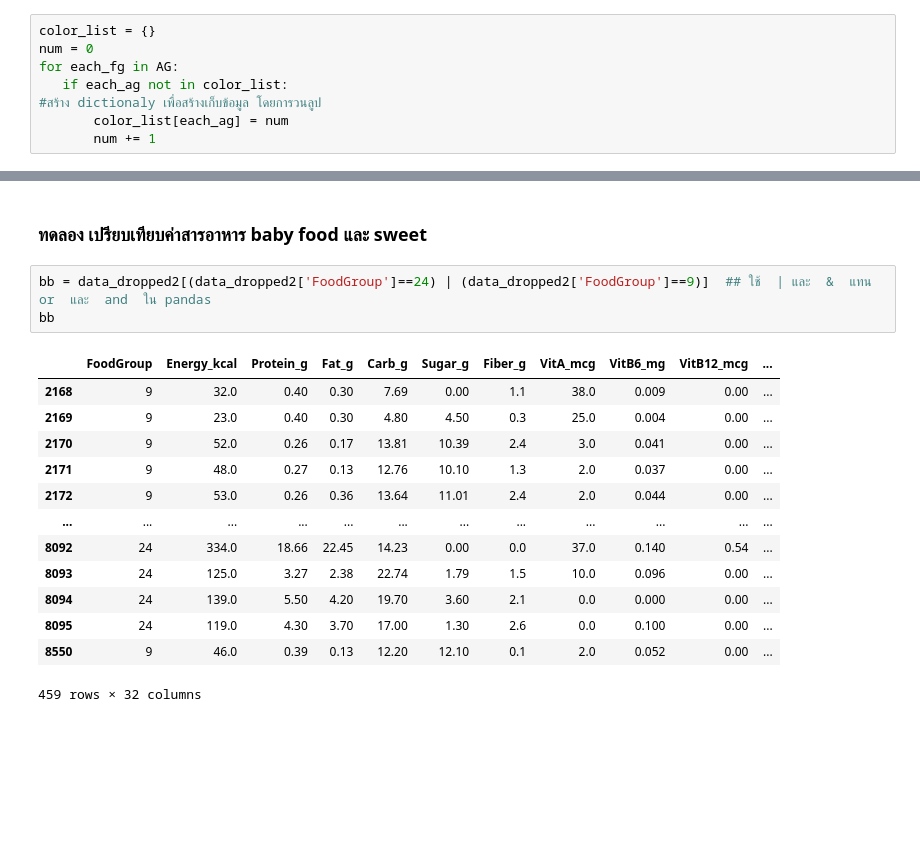
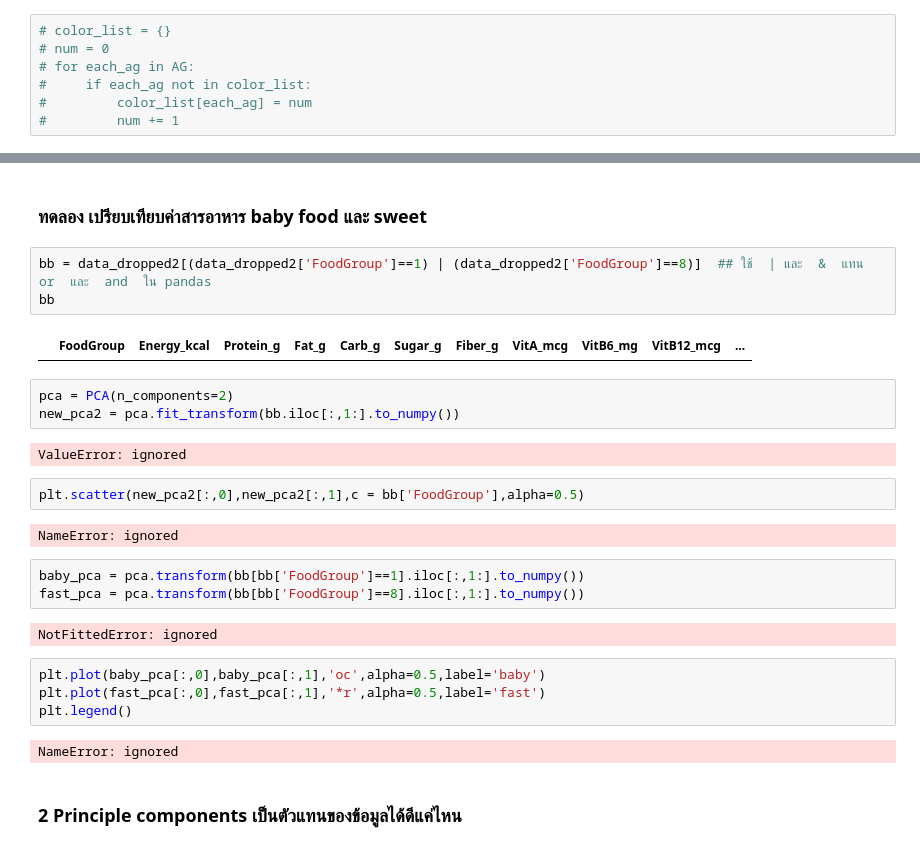
Before and after one commit to Umaporn19/multivariate, a Jupyter notebook: Chapter_3.ipynb, the cells around one changed output, grey strips where cells are left out. Cells and saved outputs as stored; diff of their text form; blank space fills up the shorter version.

```diff
--- a/Chapter_3.ipynb
+++ b/Chapter_3.ipynb
@@ -640,8 +464,7 @@ AG
 # %%
-color_list = {}
-num = 0
-for each_fg in AG:
-   if each_ag not in color_list:
-#สร้าง dictionaly เพื่อสร้างเก็บข้อมูล โดยการวนลูป
-       color_list[each_ag] = num
-       num += 1
+# color_list = {}
+# num = 0
+# for each_ag in AG:
+#     if each_ag not in color_list:
+#         color_list[each_ag] = num
+#         num += 1
@@ -714,19 +540,29 @@ plt.scatter(new_pca[:,0],new_pca[:,1],c = data_dropped2['FoodGroup'],alpha=0.5)
 # %% [markdown]
 ### ทดลอง เปรียบเทียบค่าสารอาหาร baby food และ sweet
 # %%
-bb = data_dropped2[(data_dropped2['FoodGroup']==24) | (data_dropped2['FoodGroup']==9)]  ## ใช้  | และ  &  แทน  or  และ  and  ใน pandas
+bb = data_dropped2[(data_dropped2['FoodGroup']==1) | (data_dropped2['FoodGroup']==8)]  ## ใช้  | และ  &  แทน  or  และ  and  ใน pandas
 bb
 # %% [output]
 |  | FoodGroup | Energy_kcal | Protein_g | Fat_g | Carb_g | Sugar_g | Fiber_g | VitA_mcg | VitB6_mg | VitB12_mcg | ... |
-| 2168 | 9 | 32.0 | 0.40 | 0.30 | 7.69 | 0.00 | 1.1 | 38.0 | 0.009 | 0.00 | ... |
-| 2169 | 9 | 23.0 | 0.40 | 0.30 | 4.80 | 4.50 | 0.3 | 25.0 | 0.004 | 0.00 | ... |
-| 2170 | 9 | 52.0 | 0.26 | 0.17 | 13.81 | 10.39 | 2.4 | 3.0 | 0.041 | 0.00 | ... |
-| 2171 | 9 | 48.0 | 0.27 | 0.13 | 12.76 | 10.10 | 1.3 | 2.0 | 0.037 | 0.00 | ... |
-| 2172 | 9 | 53.0 | 0.26 | 0.36 | 13.64 | 11.01 | 2.4 | 2.0 | 0.044 | 0.00 | ... |
-| ... | ... | ... | ... | ... | ... | ... | ... | ... | ... | ... | ... |
-| 8092 | 24 | 334.0 | 18.66 | 22.45 | 14.23 | 0.00 | 0.0 | 37.0 | 0.140 | 0.54 | ... |
-| 8093 | 24 | 125.0 | 3.27 | 2.38 | 22.74 | 1.79 | 1.5 | 10.0 | 0.096 | 0.00 | ... |
-| 8094 | 24 | 139.0 | 5.50 | 4.20 | 19.70 | 3.60 | 2.1 | 0.0 | 0.000 | 0.00 | ... |
-| 8095 | 24 | 119.0 | 4.30 | 3.70 | 17.00 | 1.30 | 2.6 | 0.0 | 0.100 | 0.00 | ... |
-| 8550 | 9 | 46.0 | 0.39 | 0.13 | 12.20 | 12.10 | 0.1 | 2.0 | 0.052 | 0.00 | ... |
-459 rows × 32 columns
+# %%
+pca = PCA(n_components=2)
+new_pca2 = pca.fit_transform(bb.iloc[:,1:].to_numpy())
+# %% [output]
+ValueError: ignored
+# %%
+plt.scatter(new_pca2[:,0],new_pca2[:,1],c = bb['FoodGroup'],alpha=0.5)
+# %% [output]
+NameError: ignored
+# %%
+baby_pca = pca.transform(bb[bb['FoodGroup']==1].iloc[:,1:].to_numpy())
+fast_pca = pca.transform(bb[bb['FoodGroup']==8].iloc[:,1:].to_numpy())
+# %% [output]
+NotFittedError: ignored
+# %%
+plt.plot(baby_pca[:,0],baby_pca[:,1],'oc',alpha=0.5,label='baby')
+plt.plot(fast_pca[:,0],fast_pca[:,1],'*r',alpha=0.5,label='fast')
+plt.legend()
+# %% [output]
+NameError: ignored
+# %% [markdown]
+### 2 Principle components เป็นตัวแทนของข้อมูลได้ดีแค่ไหน
```
Also changed, not shown: parts of 40 cells of this notebook.
